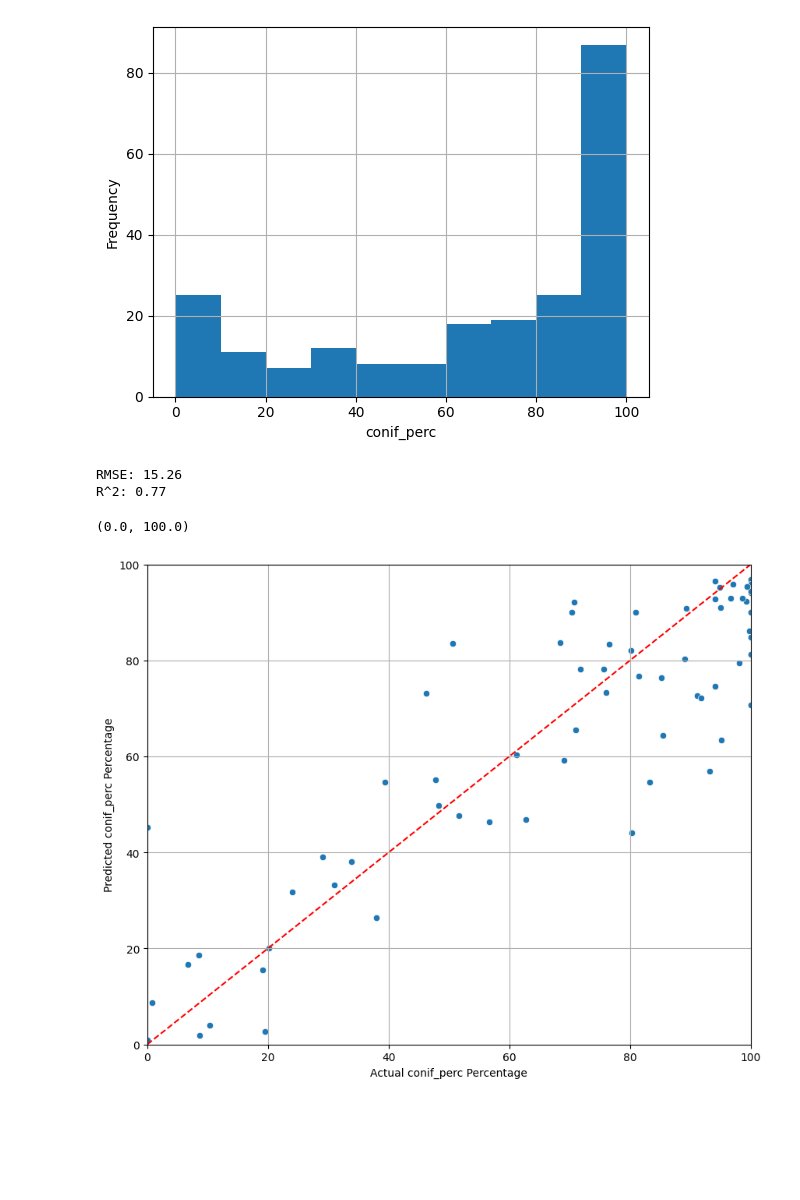
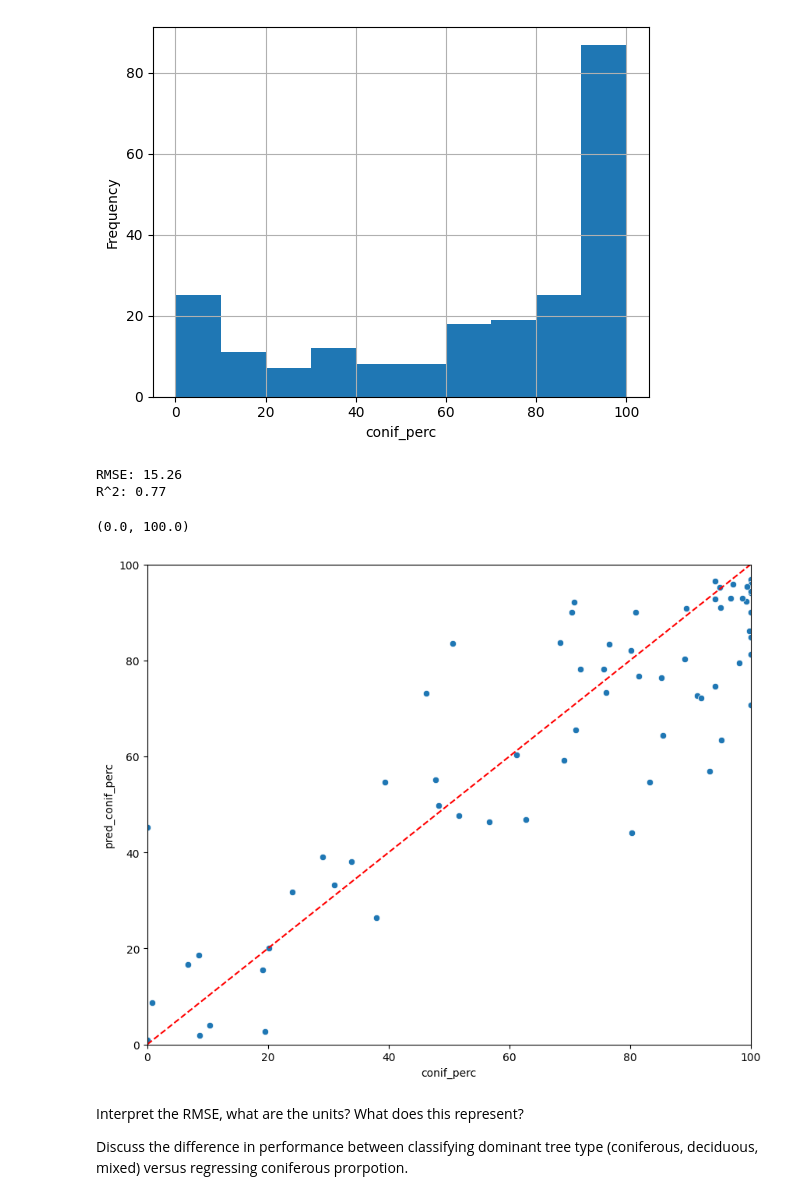
Before and after one commit to subornaa/Data-Analytics-Tutorials, a Jupyter notebook: CART.ipynb, the cells around one changed output. Saved outputs shown, nothing was run; the diff lists cells and outputs as text; code cells hidden in the pictures; blank space fills up the shorter version.

```diff
--- a/CART.ipynb
+++ b/CART.ipynb
@@ -566,34 +591,31 @@ Text(0, 0.5, 'Frequency')
 train_df, test_df =  train_test_split(df[['conif_perc'] + features_ls],
                                         test_size=0.3,
                                         random_state=25)
 
 rf = RandomForestRegressor(n_estimators=100, random_state=25)
 
 rf.fit(train_df[features_ls], train_df['conif_perc'])
 
 # Apply the model to the test set
 test_df['pred_conif_perc'] = rf.predict(test_df[features_ls])
 
 # Calculate regression metrics
 
 rmse = sqrt(mean_squared_error(test_df['conif_perc'], test_df['pred_conif_perc']))
 r2 = r2_score(test_df['conif_perc'], test_df['pred_conif_perc'])
 
 print(f"RMSE: {rmse:.2f}")
 print(f"R^2: {r2:.2f}")
 
 # Plot the predicted vs actual values
 plt.figure(figsize=(10, 8))
 sns.scatterplot(x=test_df['conif_perc'], y=test_df['pred_conif_perc'])
-plt.xlabel(f'Actual conif_perc Percentage')
-plt.ylabel(f'Predicted conif_perc Percentage')
-plt.grid(True)
 plt.plot([0, 100], [0, 100], color='red', linestyle='--', label='1:1 Line')
 
 plt.xlim(0, 100)
 plt.ylim(0, 100)
 # %% [output]
 RMSE: 15.26
 R^2: 0.77
 (0.0, 100.0)
-[figure, old version]
+[figure, new version]
@@ -602 +622,5 @@ R^2: 0.77
+# %% [markdown]
+Interpret the RMSE, what are the units? What does this represent?
+
+Discuss the difference in performance between classifying dominant tree type (coniferous, deciduous, mixed) versus regressing coniferous prorpotion.
 # %% [markdown]
```
Also changed, not shown: parts of 13 cells of this notebook.
